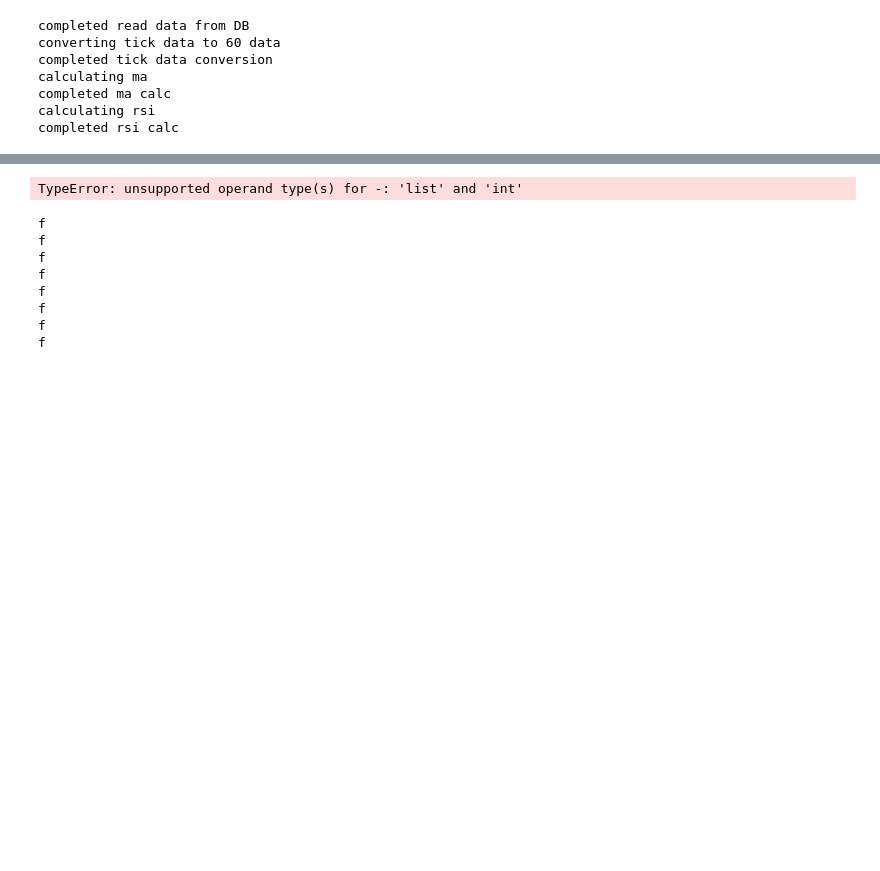
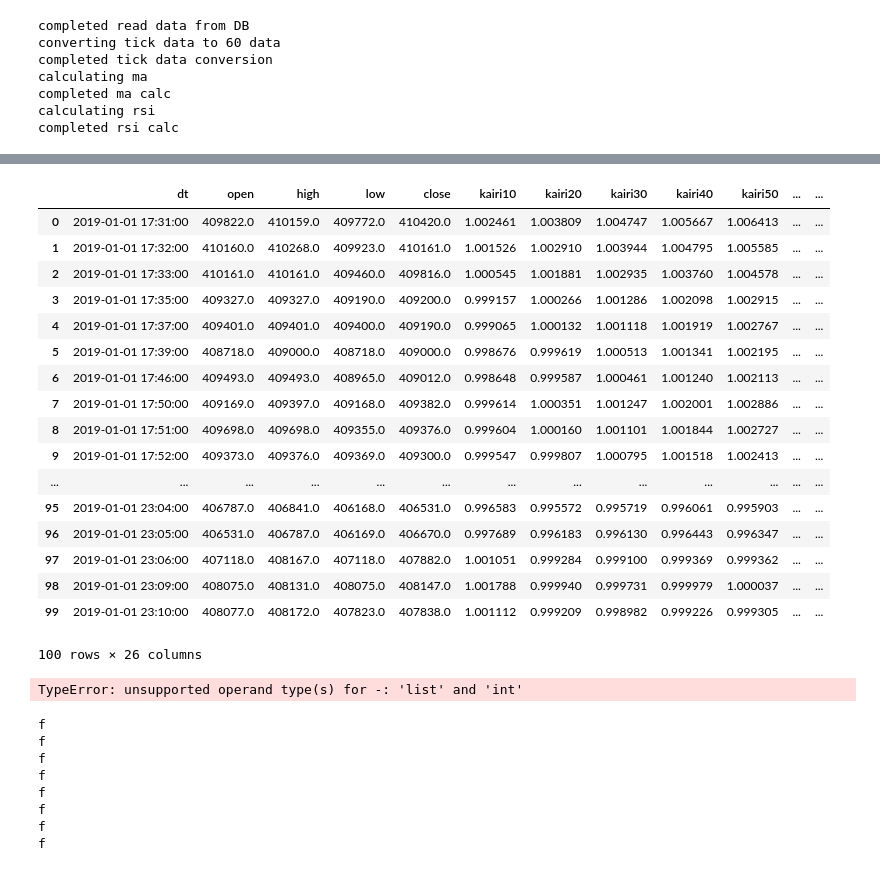
Before and after one commit to alunfes/BTCSim, a Jupyter notebook: Untitled.ipynb, the cells around one changed output, grey strips where cells are left out. Cells and saved outputs as stored; diff of their text form; code cells hidden in the pictures; blank space fills up the shorter version.

```diff
--- a/Untitled.ipynb
+++ b/Untitled.ipynb
@@ -20,3 +18,27 @@ TypeError: 'list' object is not callable
+# %%
+from RegressionDataGenerator import RegressionDataGenerator as rdg
+df = rdg.generate_data_contrarian_kairi(500,600)
+# %%
+df
+# %% [output]
+|  | dt | open | high | low | close | kairi10 | kairi20 | kairi30 | kairi40 | kairi50 | ... | ... |
+| 0 | 2019-01-01 17:31:00 | 409822.0 | 410159.0 | 409772.0 | 410420.0 | 1.002461 | 1.003809 | 1.004747 | 1.005667 | 1.006413 | ... | ... |
+| 1 | 2019-01-01 17:32:00 | 410160.0 | 410268.0 | 409923.0 | 410161.0 | 1.001526 | 1.002910 | 1.003944 | 1.004795 | 1.005585 | ... | ... |
+| 2 | 2019-01-01 17:33:00 | 410161.0 | 410161.0 | 409460.0 | 409816.0 | 1.000545 | 1.001881 | 1.002935 | 1.003760 | 1.004578 | ... | ... |
+| 3 | 2019-01-01 17:35:00 | 409327.0 | 409327.0 | 409190.0 | 409200.0 | 0.999157 | 1.000266 | 1.001286 | 1.002098 | 1.002915 | ... | ... |
+| 4 | 2019-01-01 17:37:00 | 409401.0 | 409401.0 | 409400.0 | 409190.0 | 0.999065 | 1.000132 | 1.001118 | 1.001919 | 1.002767 | ... | ... |
+| 5 | 2019-01-01 17:39:00 | 408718.0 | 409000.0 | 408718.0 | 409000.0 | 0.998676 | 0.999619 | 1.000513 | 1.001341 | 1.002195 | ... | ... |
+| 6 | 2019-01-01 17:46:00 | 409493.0 | 409493.0 | 408965.0 | 409012.0 | 0.998648 | 0.999587 | 1.000461 | 1.001240 | 1.002113 | ... | ... |
+| 7 | 2019-01-01 17:50:00 | 409169.0 | 409397.0 | 409168.0 | 409382.0 | 0.999614 | 1.000351 | 1.001247 | 1.002001 | 1.002886 | ... | ... |
+| 8 | 2019-01-01 17:51:00 | 409698.0 | 409698.0 | 409355.0 | 409376.0 | 0.999604 | 1.000160 | 1.001101 | 1.001844 | 1.002727 | ... | ... |
+| 9 | 2019-01-01 17:52:00 | 409373.0 | 409376.0 | 409369.0 | 409300.0 | 0.999547 | 0.999807 | 1.000795 | 1.001518 | 1.002413 | ... | ... |
+| ... | ... | ... | ... | ... | ... | ... | ... | ... | ... | ... | ... | ... |
+| 95 | 2019-01-01 23:04:00 | 406787.0 | 406841.0 | 406168.0 | 406531.0 | 0.996583 | 0.995572 | 0.995719 | 0.996061 | 0.995903 | ... | ... |
+| 96 | 2019-01-01 23:05:00 | 406531.0 | 406787.0 | 406169.0 | 406670.0 | 0.997689 | 0.996183 | 0.996130 | 0.996443 | 0.996347 | ... | ... |
+| 97 | 2019-01-01 23:06:00 | 407118.0 | 408167.0 | 407118.0 | 407882.0 | 1.001051 | 0.999284 | 0.999100 | 0.999369 | 0.999362 | ... | ... |
+| 98 | 2019-01-01 23:09:00 | 408075.0 | 408131.0 | 408075.0 | 408147.0 | 1.001788 | 0.999940 | 0.999731 | 0.999979 | 1.000037 | ... | ... |
+| 99 | 2019-01-01 23:10:00 | 408077.0 | 408172.0 | 407823.0 | 407838.0 | 1.001112 | 0.999209 | 0.998982 | 0.999226 | 0.999305 | ... | ... |
+100 rows × 26 columns
 # %%
 len(MarketData.MarketData.price)
 # %%
```
Also changed, not shown: parts of 1 cell of this notebook, 3 other files.
